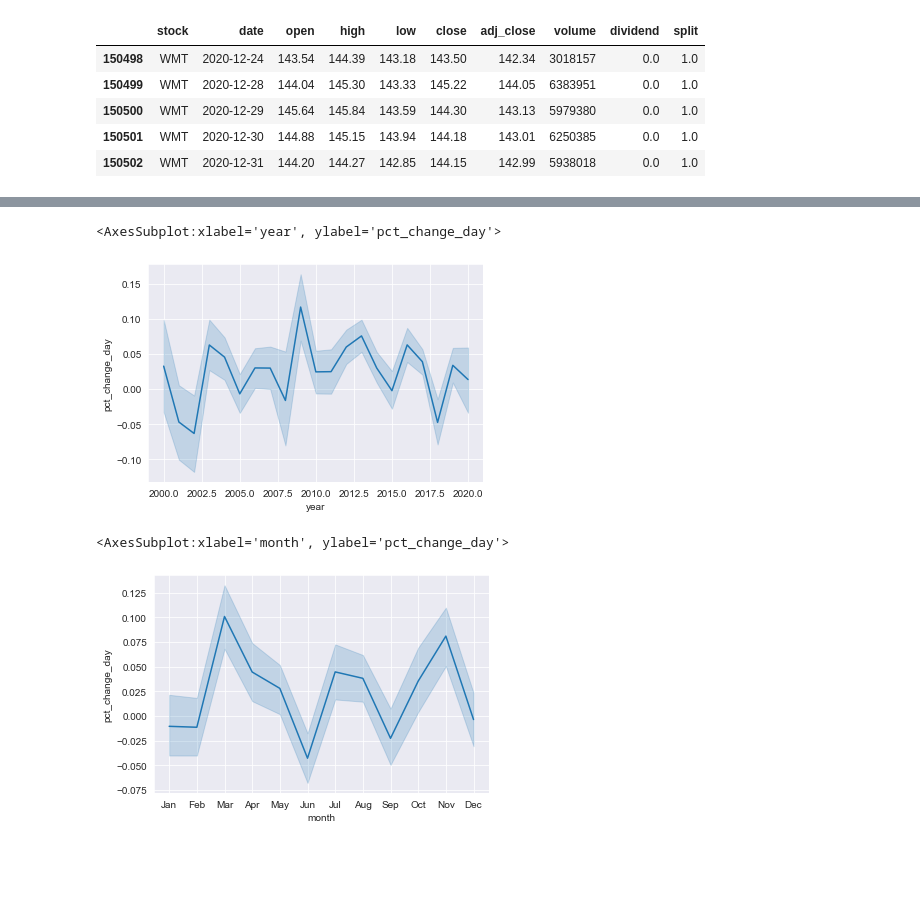
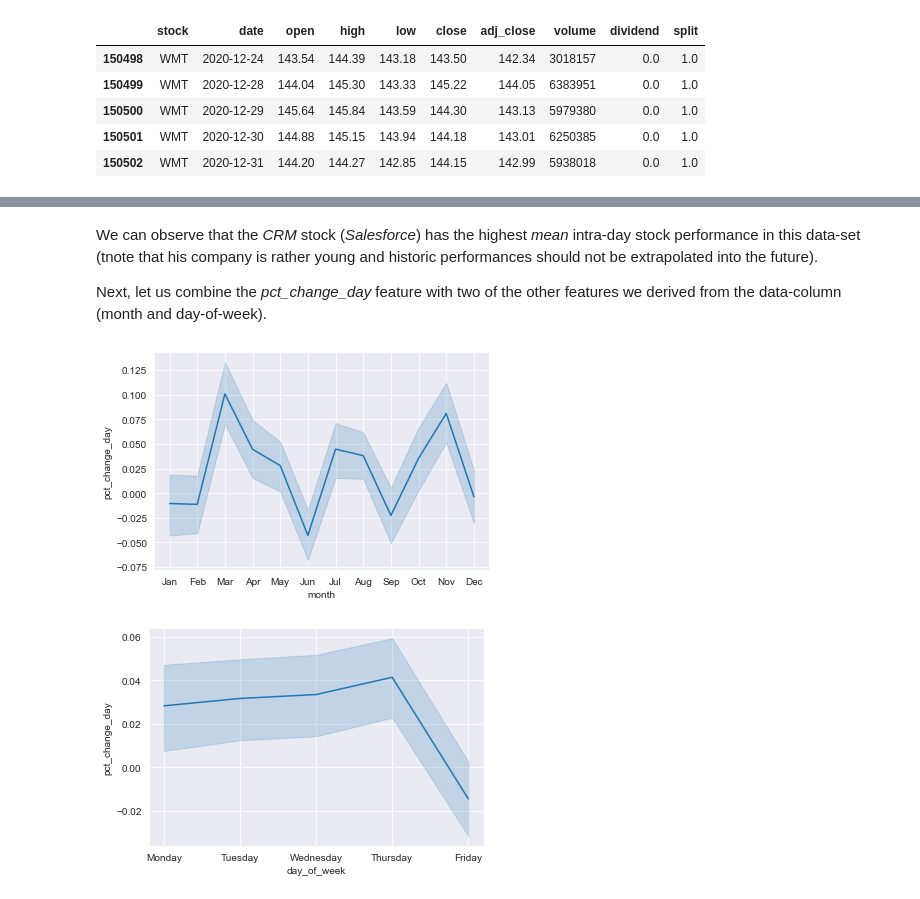
Before and after one commit to thg-muc/ml-labs, a Jupyter notebook: dow/dow_features_basic.ipynb, the cells around one changed output, grey strips where cells are left out. Saved outputs shown, nothing was run; the diff lists cells and outputs as text; code cells hidden in the pictures; blank space fills up the shorter version.

```diff
--- a/dow/dow_features_basic.ipynb
+++ b/dow/dow_features_basic.ipynb
@@ -10,12 +10,12 @@ In the first step, let's load the data and have a look.
 # Import libs...
 import pandas as pd
 import seaborn as sns
+import matplotlib.pyplot as plt
 # ... and set variables
-DATA_PATH = './data/preprocessed/'
-FILE_NAME = 'dow_historic_2000_2020.csv'
+FILE_LOCATION = './data/preprocessed/dow_historic_2000_2020.csv'
 # %%
 # Read dataframe and show last couple of rows...
-df = pd.read_csv(DATA_PATH + FILE_NAME)
+df = pd.read_csv(FILE_LOCATION)
 df.tail()
 # %% [output]
 |  | stock | date | open | high | low | close | adj_close | volume | dividend | split |
@@ -31,5 +33,5 @@ Now, let's enginere some features.
 # %%
-# Engineer some basic features
+# Engineer some basic features...
 # Convert date to datetime format
 df.date = pd.to_datetime(df.date)
 # Add year
@@ -39,6 +41,4 @@ df['month'] = df.date.dt.month_name().str[0:3]
 # Add weekday
 df['day_of_week'] = df.date.dt.day_name()
 # Calculate the stock movement on a given day
-df['pct_change_day'] = round((df.close / df.open - 1) * 100, 2)
-# Create a categorical label out of the stock movements per day (in this case: label = 1 if movement >= 2%)
-df['label'] = df['pct_change_day'] >= 2
+df['pct_change_day'] = round((df.close / df.open - 1) * 100, 3)
@@ -60,11 +77,14 @@ df.label.value_counts()
+# %% [markdown]
+We can observe that the *CRM* stock (*Salesforce*) has the highest *mean* intra-day stock performance in this data-set (tnote that his company is rather young and historic performances should not be extrapolated into the future).
+
+Next, let us combine the *pct_change_day* feature with two of the other features we derived from the data-column (month and day-of-week).
 # %%
-sns.set_style("darkgrid")
-sns.lineplot(data=df, x="year", y="pct_change_day")
+# Make lineplot for months...
+_ = sns.lineplot(data=df, x="month", y="pct_change_day")
 # %% [output]
-<AxesSubplot:xlabel='year', ylabel='pct_change_day'>
-[figure, old version]
+[figure, new version]
 # %%
-sns.lineplot(data=df, x="month", y="pct_change_day")
+# Make lineplot for day of week...
+_ = sns.lineplot(data=df, x="day_of_week", y="pct_change_day")
 # %% [output]
-<AxesSubplot:xlabel='month', ylabel='pct_change_day'>
-[figure, old version]
+[figure, new version]
```
Also changed, not shown: parts of 13 cells of this notebook.
